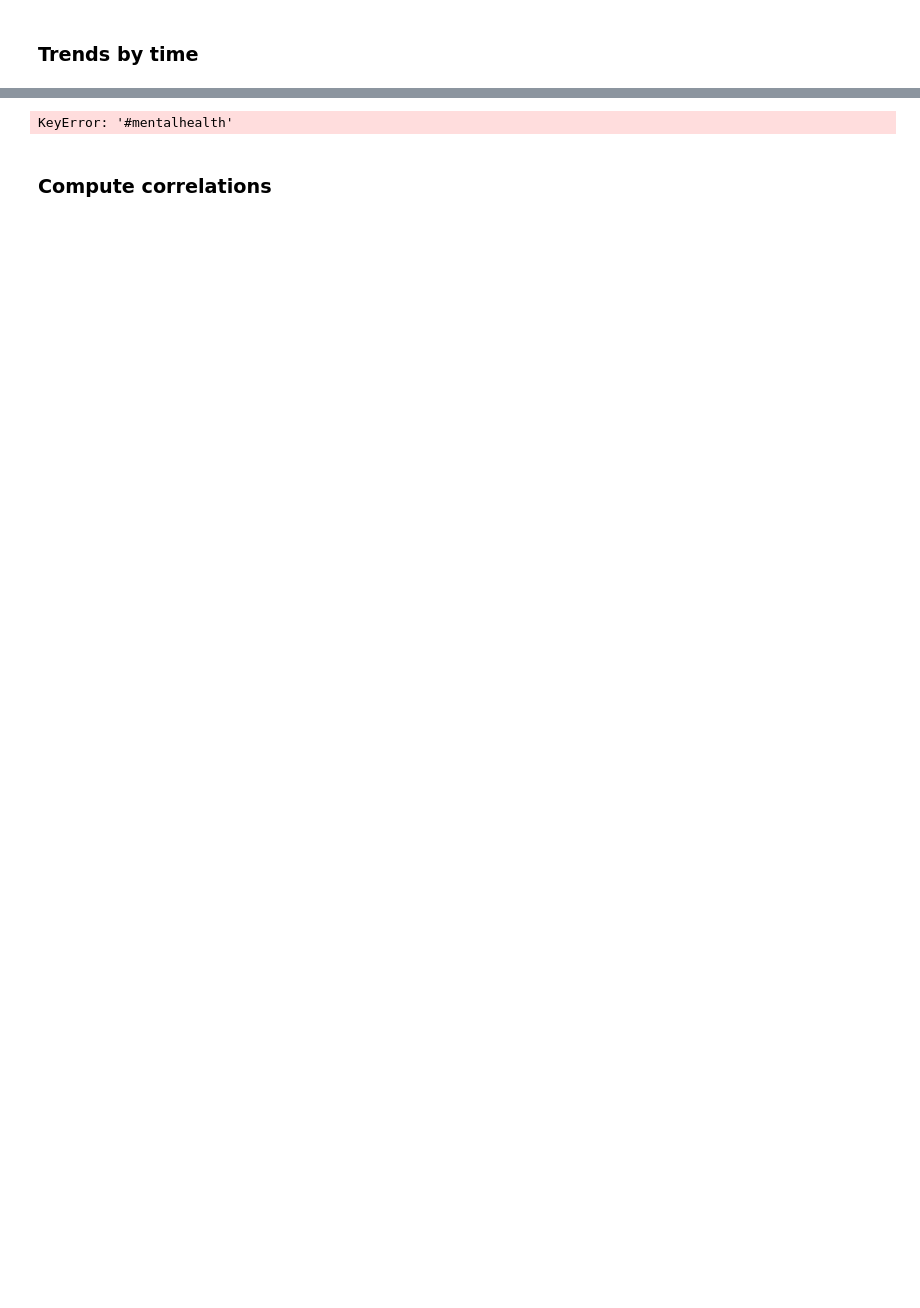
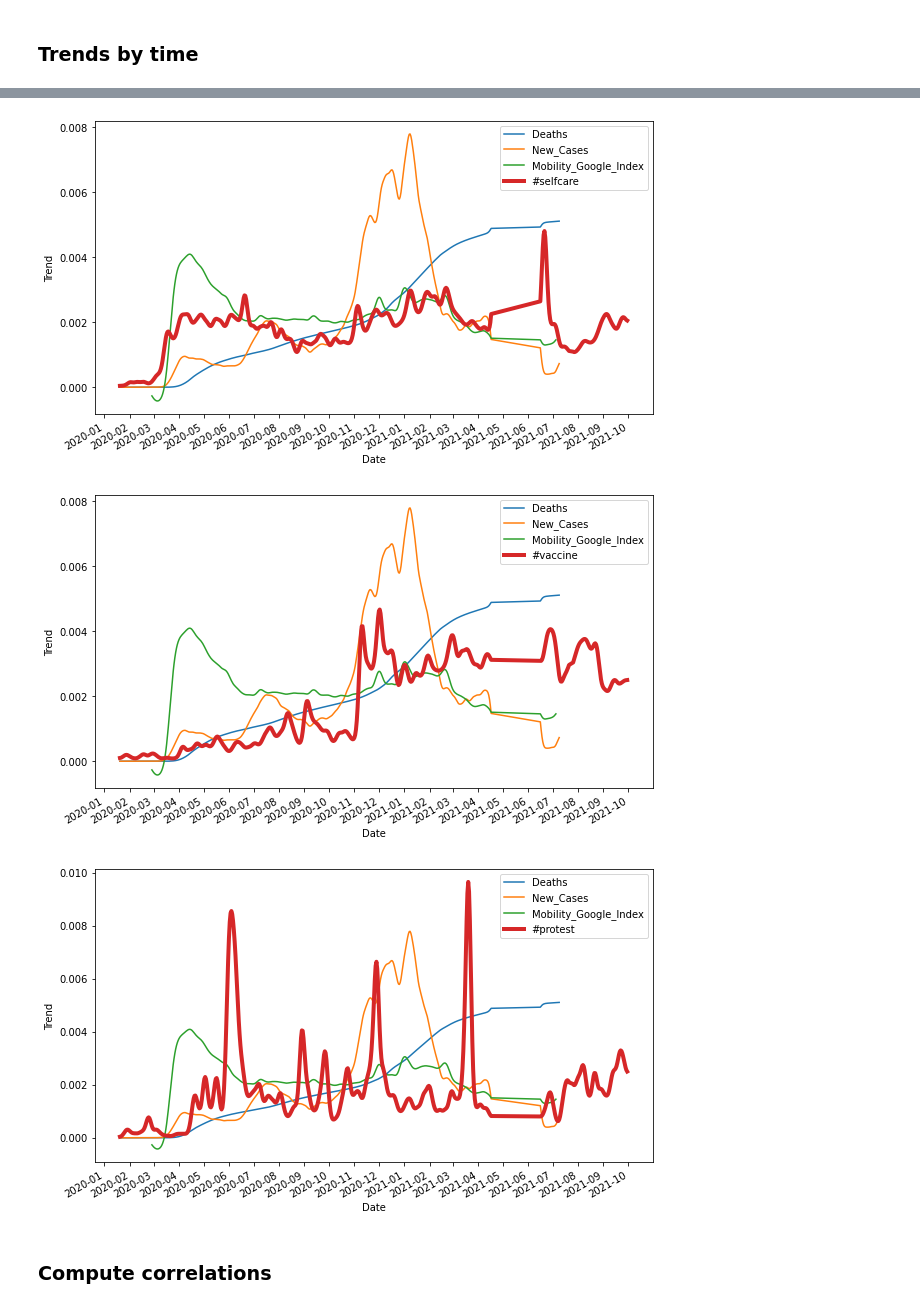
Before and after one commit to TwitterVisualization/Topics_Visualization, a Jupyter notebook: paper_code/notebooks/Correlations.ipynb, the cells around one changed output, grey strips where cells are left out. Saved outputs shown, nothing was run; the diff lists cells and outputs as text; code cells hidden in the pictures; blank space fills up the shorter version.

```diff
--- a/paper_code/notebooks/Correlations.ipynb
+++ b/paper_code/notebooks/Correlations.ipynb
@@ -102,11 +90,11 @@ NameError: name 'trends' is not defined
 ### Trends by time
 # %%
 # Find topic ids of the topics that contain the relevant hashtags
-hashtags_of_interest = ["#mentalhealth", "#delivery", "#prayer"]
+hashtags_of_interest = ["#selfcare", "#vaccine", "#protest"]
 topic_ids_of_interest = {}
 is_pol = np.array(['-' in x for x in trends.columns])
 continuous_thresh = 0.05
-topics_path = '/mlo-container-scratch/massemin/twitter_covid_insights_v3/insights_All/topics.pkl'
+topics_path = '/scratch/hartley/twitter_covid_insights/insights_All/topics_700_occ400.pkl'
 topics = pkl.load(open(topics_path, 'rb'))[0]
 
 for topic_name in trends:
@@ -122,26 +114,28 @@ NameError: name 'trends' is not defined
 # %%
 def plot_topic_trend(topic_name: str, gaussian_sigma: int = 3):
     # Plot topic trend alongside epidemiological data.
     topic_id = str(topic_ids_of_interest[topic_name])
-    correlated_epi_trends = ["death", "transit", "stringency"]
+    correlated_epi_trends = ["deaths", "new_cases", "mobility_google_index"]
     fig = plt.figure(figsize = (10, 6))
     ax = fig.add_subplot(1, 1, 1)
     ax.xaxis.set_major_formatter(mdates.DateFormatter('%Y-%m'))
     ax.xaxis.set_major_locator(mdates.MonthLocator())
     for epi_trend in correlated_epi_trends:
         ax.plot(epi_df['converted_date'], gaussian_filter1d(epi_df[epi_trend], gaussian_sigma), label=epi_trend.title())
     ax.plot(epi_df['converted_date'], gaussian_filter1d(trends[topic_id], gaussian_sigma), label=topic_name, linewidth=4)
     ax.xaxis_date()
     fig.autofmt_xdate()
     plt.xlabel('Date')
     plt.ylabel('Trend')
     plt.legend()
 
 # Plot trends for all hashtags of interest
 for hashtag in hashtags_of_interest:
     plot_topic_trend(hashtag)
 # %% [output]
-KeyError: '#mentalhealth'
+[figure, added]
+[figure, added]
+[figure, added]
 # %% [markdown]
 ### Compute correlations
 # %%
```
Also changed, not shown: parts of 5 cells of this notebook, 8 other files.
